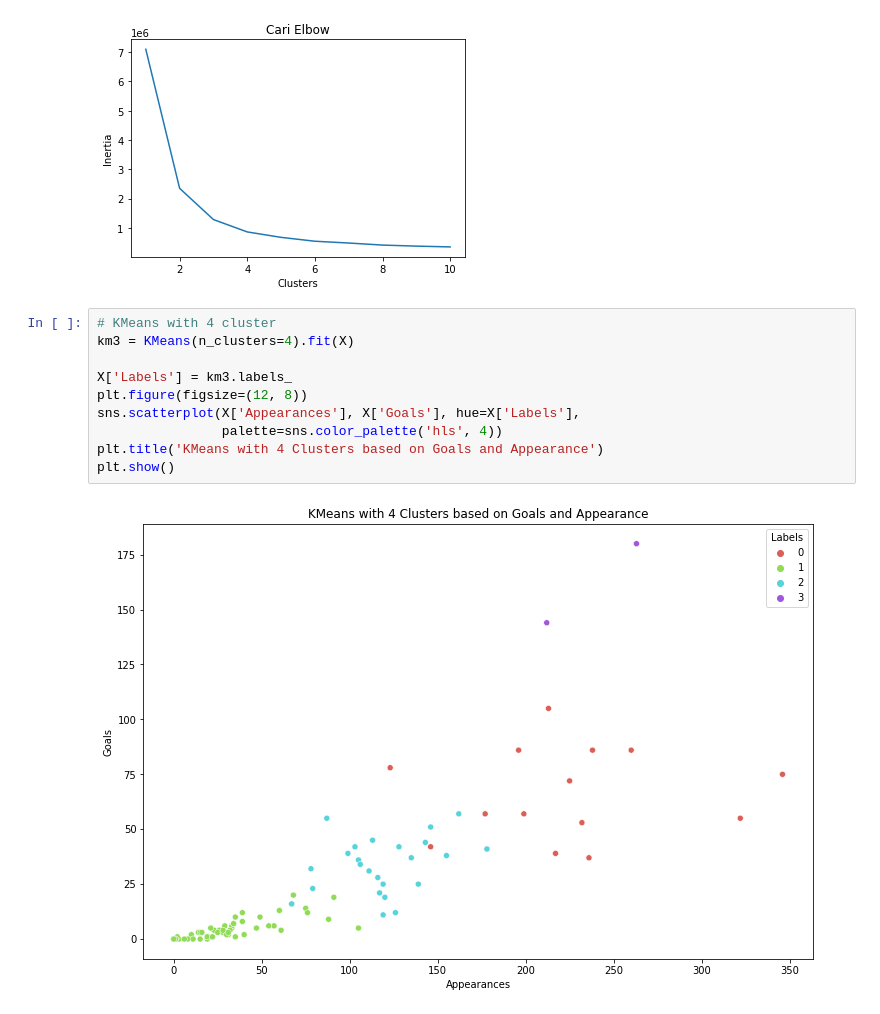
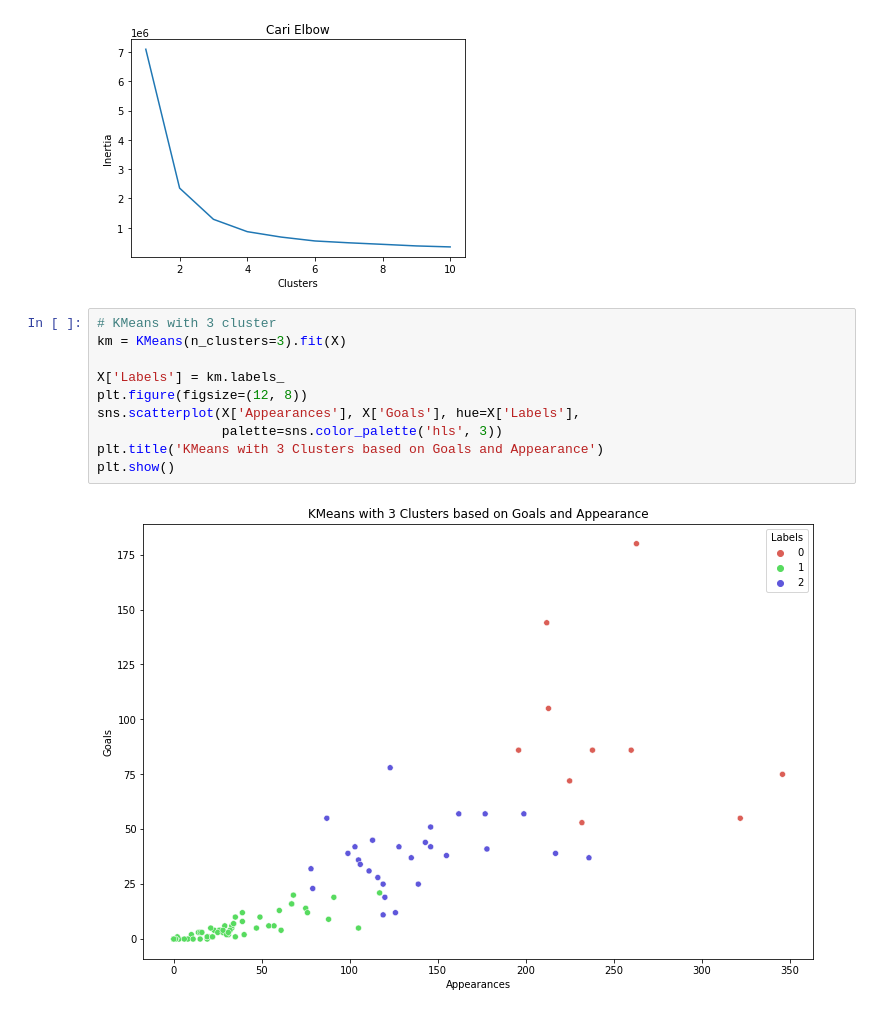
Before and after one commit to ariqnfl/learn-py, a Jupyter notebook: Training/EPL_Striker_Clustering.ipynb, the cells around one changed output. Cells and saved outputs as stored; diff of their text form.

```diff
--- a/Training/EPL_Striker_Clustering.ipynb
+++ b/Training/EPL_Striker_Clustering.ipynb
@@ -179,17 +179,17 @@ plt.ylabel("Inertia")
 Text(0, 0.5, 'Inertia')
 [figure]
 # %%
-# KMeans with 4 cluster
-km3 = KMeans(n_clusters=4).fit(X)
+# KMeans with 3 cluster
+km = KMeans(n_clusters=3).fit(X)
 
-X['Labels'] = km3.labels_
+X['Labels'] = km.labels_
 plt.figure(figsize=(12, 8))
 sns.scatterplot(X['Appearances'], X['Goals'], hue=X['Labels'],
-                palette=sns.color_palette('hls', 4))
-plt.title('KMeans with 4 Clusters based on Goals and Appearance')
+                palette=sns.color_palette('hls', 3))
+plt.title('KMeans with 3 Clusters based on Goals and Appearance')
 plt.show()
 # %% [output]
-[figure, old version]
+[figure, new version]
 # %%
 from sklearn.cluster import AgglomerativeClustering
 
```
Also changed, not shown: parts of 3 cells of this notebook.
